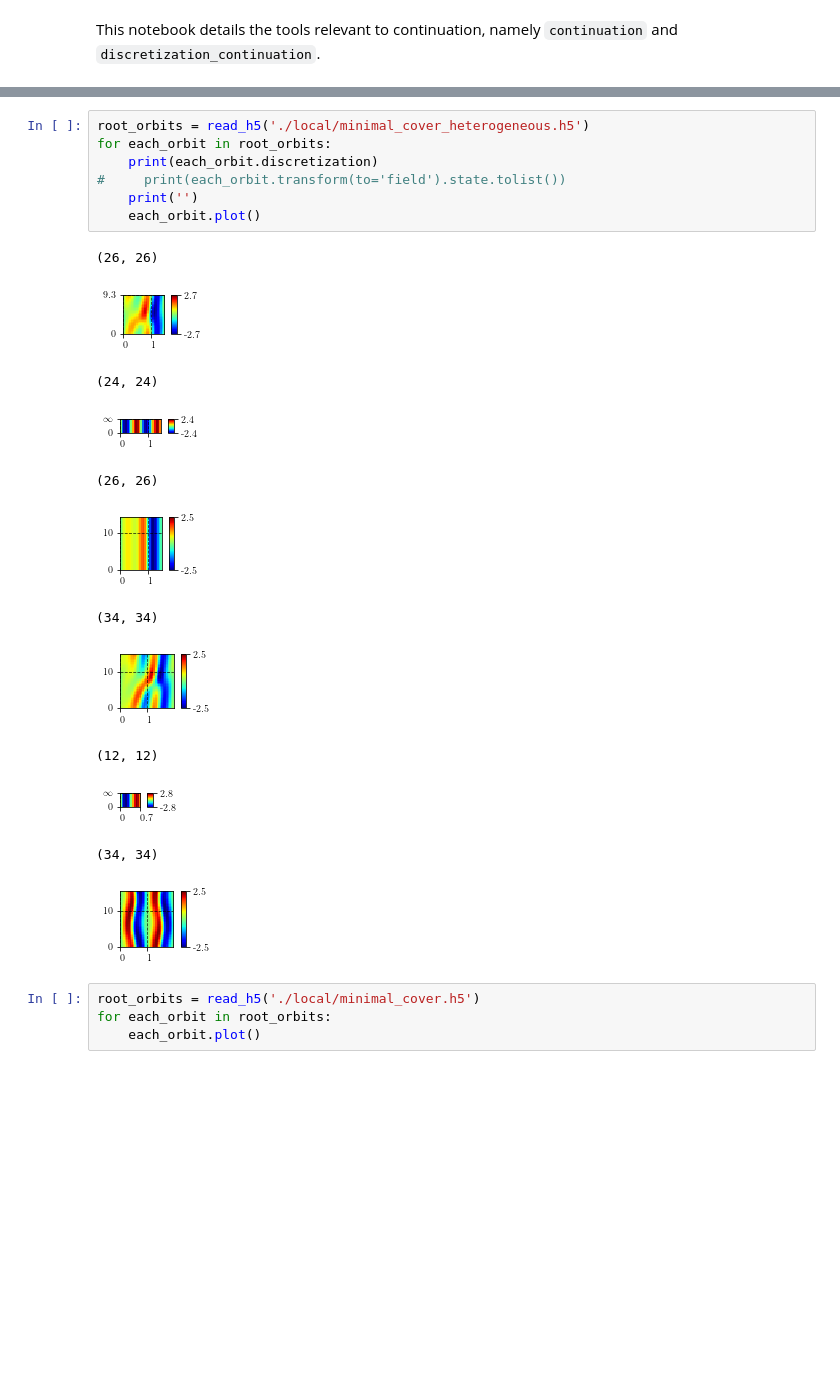
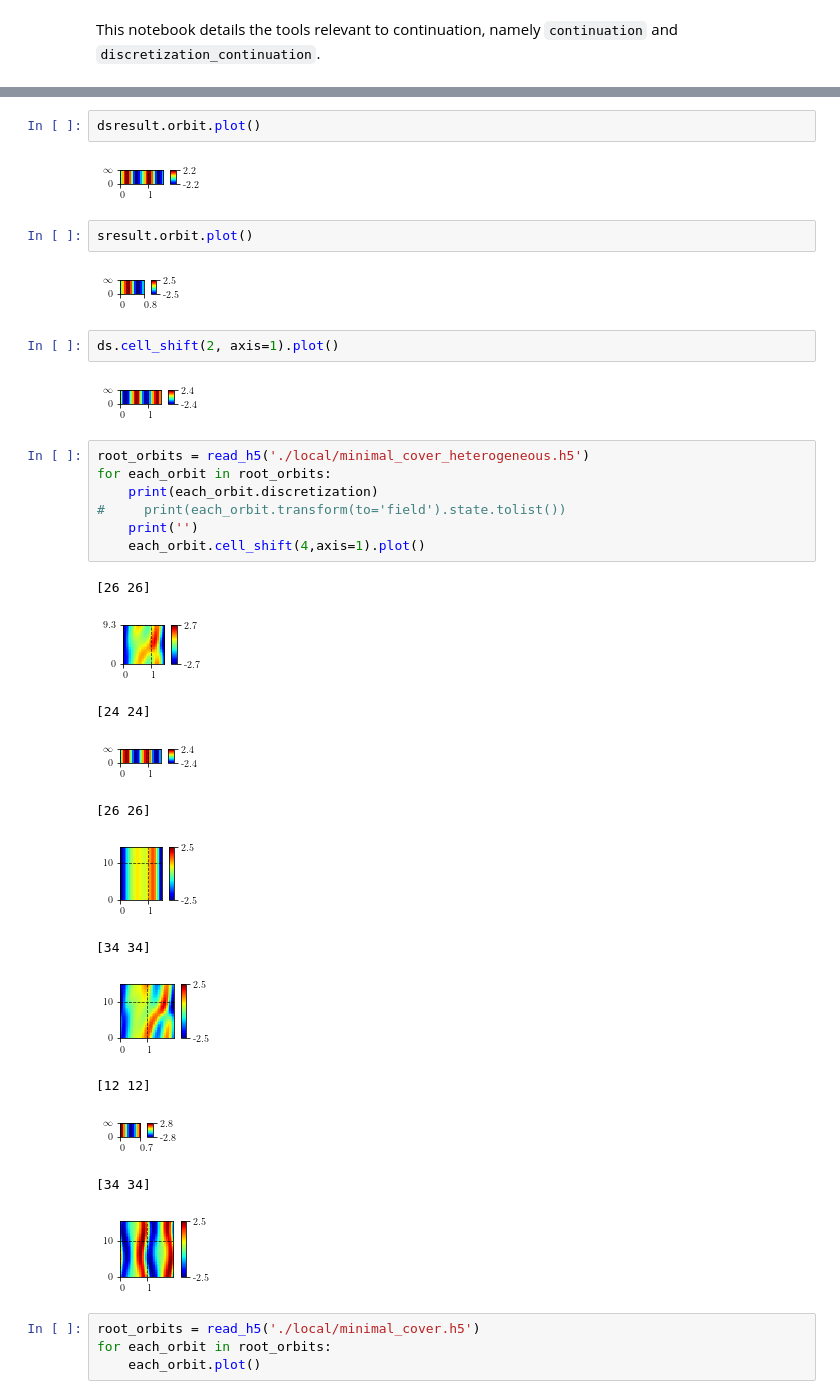
Before and after one commit to chaotic-systems/orbithunter, a Jupyter notebook: notebooks/continuation.ipynb, the cells around one changed output, grey strips where cells are left out. Saved outputs shown, nothing was run; the diff lists cells and outputs as text; blank space fills up the shorter version.

```diff
--- a/notebooks/continuation.ipynb
+++ b/notebooks/continuation.ipynb
@@ -20,23 +76,35 @@ with h5py.File('./local/minimal_cover_heterogeneous.h5', 'r') as file:
+# %%
+dsresult.orbit.plot()
+# %% [output]
+[figure, added]
+# %%
+sresult.orbit.plot()
+# %% [output]
+[figure, added]
+# %%
+ds.cell_shift(2, axis=1).plot()
+# %% [output]
+[figure, added]
 # %%
 root_orbits = read_h5('./local/minimal_cover_heterogeneous.h5')
 for each_orbit in root_orbits:
     print(each_orbit.discretization)
 #     print(each_orbit.transform(to='field').state.tolist())
     print('')
-    each_orbit.plot()
+    each_orbit.cell_shift(4,axis=1).plot()
 # %% [output]
-(26, 26)
+[26 26]
-[figure, old version]
+[figure, new version]
-(24, 24)
+[24 24]
-[figure, old version]
+[figure, new version]
-(26, 26)
+[26 26]
-[figure, old version]
+[figure, new version]
-(34, 34)
+[34 34]
-[figure, old version]
+[figure, new version]
-(12, 12)
+[12 12]
-[figure, old version]
+[figure, new version]
-(34, 34)
+[34 34]
-[figure, old version]
+[figure, new version]
 # %%
 root_orbits = read_h5('./local/minimal_cover.h5')
 for each_orbit in root_orbits:
```
Also changed, not shown: parts of 6 cells of this notebook, 3 other files.
